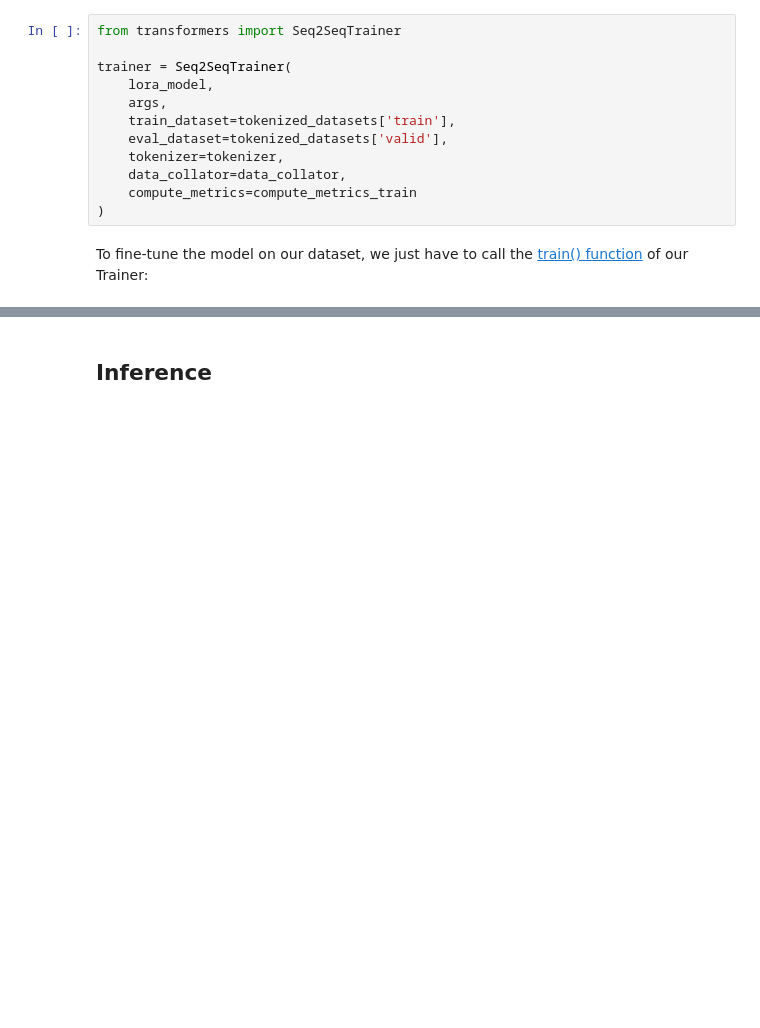
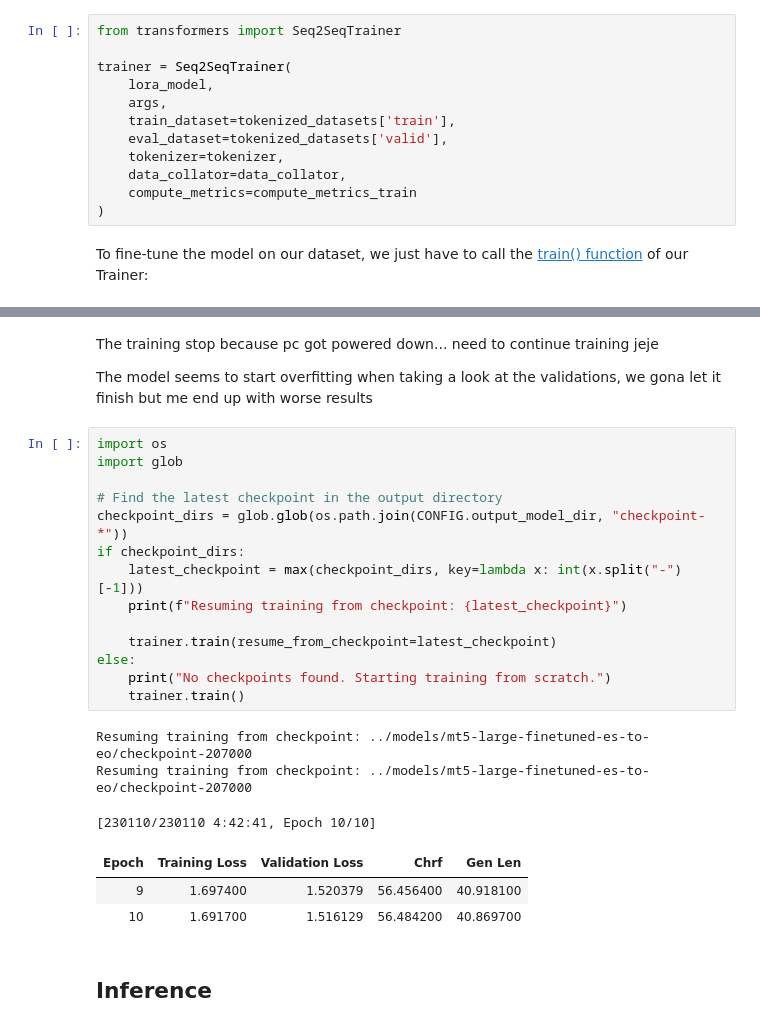
Before and after one commit to MiquelGomezCorral/TA-Spanish-Esperanto-Translator, a Jupyter notebook: notebooks/ES-EO-L3.4_NMT_mt5-large_Finetuning-chrf.ipynb, the cells around one changed output, grey strips where cells are left out. Drawn from its saved outputs; the diff is of its cells as text; blank space fills up the shorter version.

Commit message:
better tunning chrf

```diff
--- a/notebooks/ES-EO-L3.4_NMT_mt5-large_Finetuning-chrf.ipynb
+++ b/notebooks/ES-EO-L3.4_NMT_mt5-large_Finetuning-chrf.ipynb
@@ -488,3 +525,28 @@ OverflowError: out of range integral type conversion attempted
+# %% [markdown]
+The training stop because pc got powered down... need to continue training jeje
+
+The model seems to start overfitting when taking a look at the validations, we gona let it finish but me end up with worse results
+# %%
+import os
+import glob
+
+# Find the latest checkpoint in the output directory
+checkpoint_dirs = glob.glob(os.path.join(CONFIG.output_model_dir, "checkpoint-*"))
+if checkpoint_dirs:
+    latest_checkpoint = max(checkpoint_dirs, key=lambda x: int(x.split("-")[-1]))
+    print(f"Resuming training from checkpoint: {latest_checkpoint}")
+
+    trainer.train(resume_from_checkpoint=latest_checkpoint)
+else:
+    print("No checkpoints found. Starting training from scratch.")
+    trainer.train()
+# %% [output]
+Resuming training from checkpoint: ../models/mt5-large-finetuned-es-to-eo/checkpoint-207000
+Resuming training from checkpoint: ../models/mt5-large-finetuned-es-to-eo/checkpoint-207000
+[230110/230110 4:42:41, Epoch 10/10]
+| Epoch | Training Loss | Validation Loss | Chrf | Gen Len |
+| 9 | 1.697400 | 1.520379 | 56.456400 | 40.918100 |
+| 10 | 1.691700 | 1.516129 | 56.484200 | 40.869700 |
 # %% [markdown]
 ## Inference
 # %% [markdown]
```
Also changed, not shown: parts of 6 cells of this notebook.
